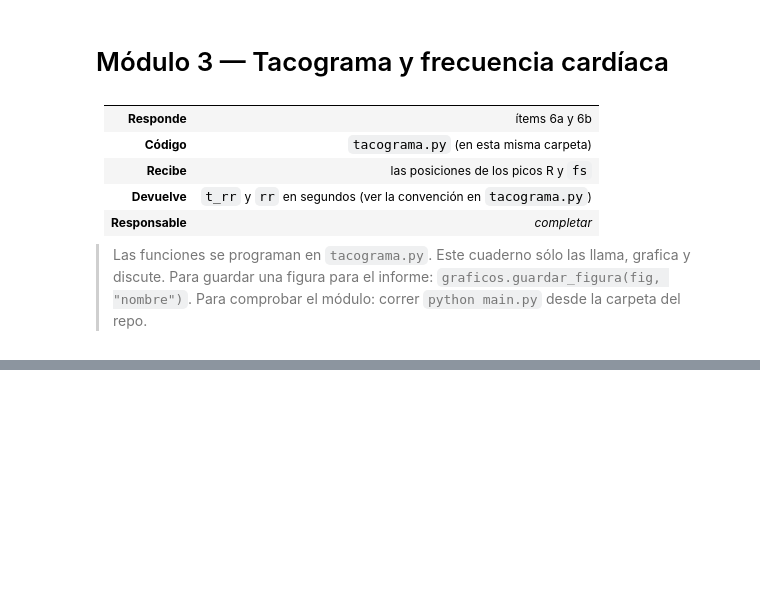
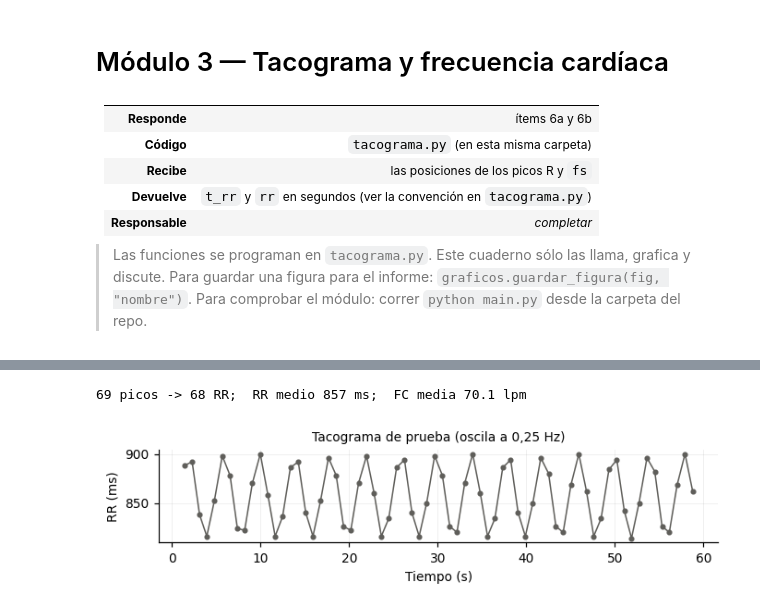
Before and after one commit to PurrthagorasCat/Informe-Laboratorio-ECG---PSIB---Grupo-2-, a Jupyter notebook: modulos/m3_tacograma/tacograma.ipynb, the cells around one changed output, grey strips where cells are left out. Saved outputs shown, nothing was run; the diff lists cells and outputs as text; code cells hidden in the pictures; blank space fills up the shorter version.

```diff
--- a/modulos/m3_tacograma/tacograma.ipynb
+++ b/modulos/m3_tacograma/tacograma.ipynb
@@ -42,0 +43,14 @@ resultados = procesar_todos(hasta="tacograma")
+# %%
+fs_prueba = 500
+_, _, picos_prueba = ecg_de_prueba.generar_ecg(fs=fs_prueba, duracion=60, fc_media=70, amp_mod=0.05, semilla=0)
+t_rr, rr = tacograma.intervalos_rr(picos_prueba, fs_prueba)
+print(f"{len(picos_prueba)} picos -> {len(rr)} RR;  RR medio {1000 * rr.mean():.0f} ms;  "
+      f"FC media {tacograma.frecuencia_cardiaca(rr).mean():.1f} lpm")
+
+fig, ax = plt.subplots(figsize=(16 / 2.54, 4.5 / 2.54))
+ax.plot(t_rr, 1000 * rr, ".-", color=graficos.COLOR_NEUTRO)
+ax.set(xlabel="Tiempo (s)", ylabel="RR (ms)", title="Tacograma de prueba (oscila a 0,25 Hz)")
+fig.tight_layout()
+# %% [output]
+69 picos -> 68 RR;  RR medio 857 ms;  FC media 70.1 lpm
+[figure, added]
```
Also changed, not shown: parts of 19 cells of this notebook, 36 other files.
